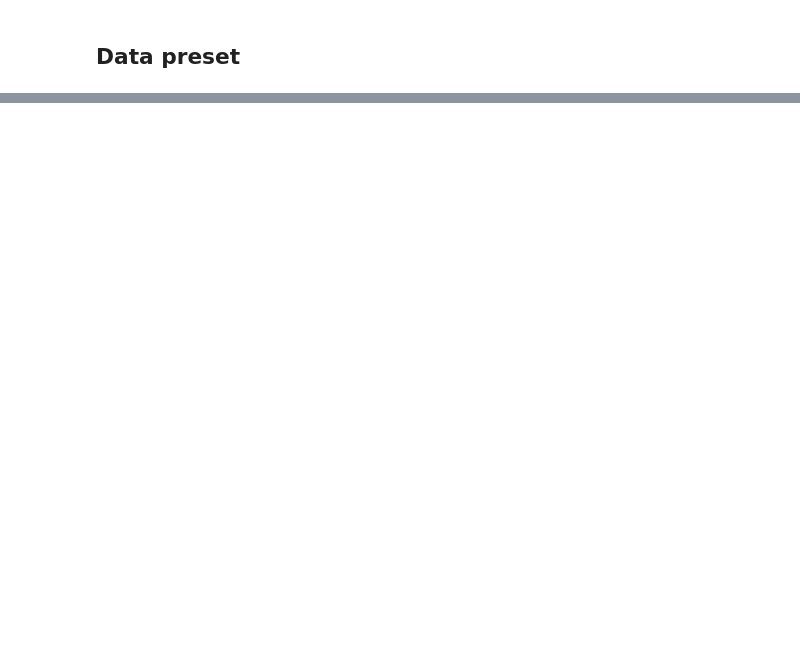
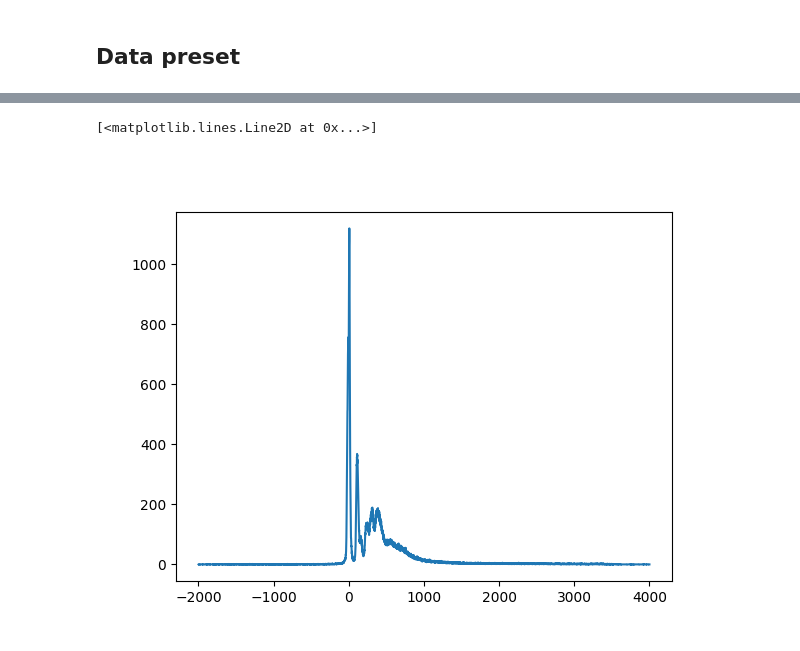
Before and after one commit to Coolphy/ADRESS_RIXS, a Jupyter notebook: plotRIXS.ipynb, the cells around one changed output, grey strips where cells are left out. Cells and saved outputs as stored; diff of their text form; code cells hidden in the pictures; blank space fills up the shorter version.

```diff
--- a/plotRIXS.ipynb
+++ b/plotRIXS.ipynb
@@ -141,2 +151,9 @@ plt.xlim([-50,50])
+# %%
+fig = plt.figure()
+[X,Y]=combine_data([18],zeroType='height',peakHeight=800)   #scan number
+plt.plot(X,Y)
+# %% [output]
+[<matplotlib.lines.Line2D at 0x...>]
+[figure, added]
 # %%
 # %%
```
Also changed, not shown: parts of 6 cells of this notebook, 6 other files.
